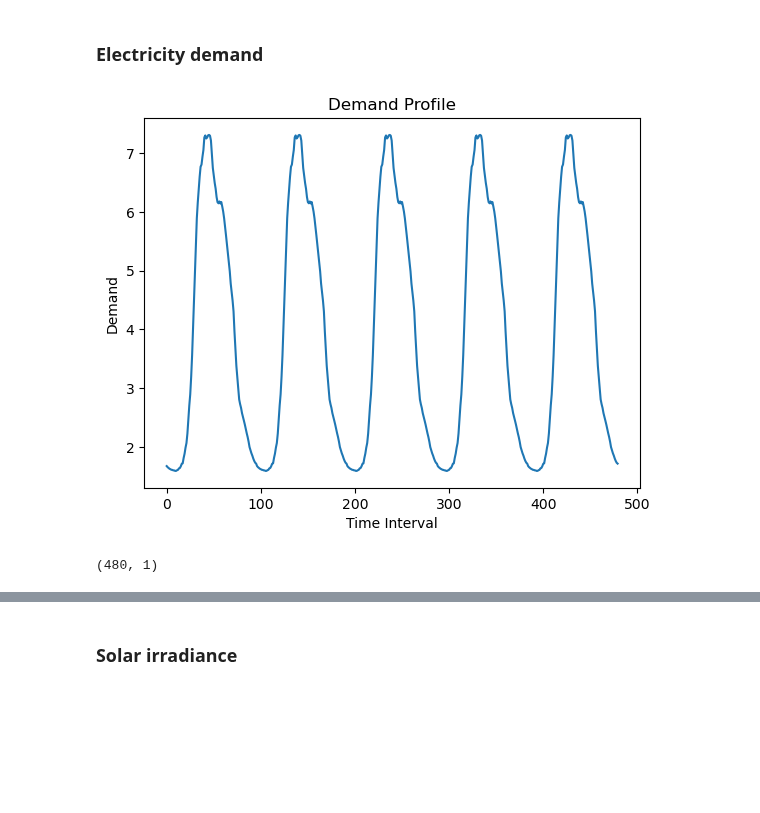
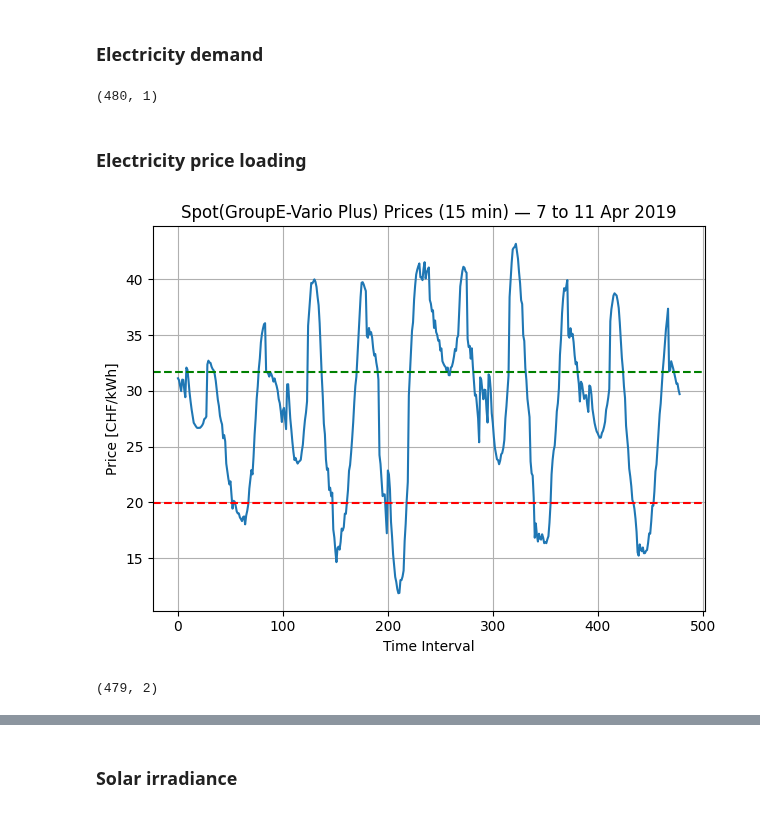
Before and after one commit to mauriacantoine/OptiDemandResponse, a Jupyter notebook: Project.ipynb, the cells around one changed output, grey strips where cells are left out. Saved outputs shown, nothing was run; the diff lists cells and outputs as text; code cells hidden in the pictures; blank space fills up the shorter version.

```diff
--- a/Project.ipynb
+++ b/Project.ipynb
@@ -30,15 +28,39 @@ facteur = 120000/1000000
 real_Demand= profile_demand['Demand']*facteur
 
 #plot the Demand Column
-plt.plot(real_Demand)
-plt.title('Demand Profile')
-plt.xlabel('Time Interval')
-plt.ylabel('Demand')
-plt.show()
+#plt.plot(real_Demand)
+#plt.title('Demand Profile')
+#plt.xlabel('Time Interval')
+#plt.ylabel('Demand')
+#plt.show()
 
 #only keep the demand column
 profile_demand = profile_demand[['Demand']]
 print(profile_demand.shape)
 # %% [output]
-[figure, removed]
 (480, 1)
+# %% [markdown]
+### Electricity price loading
+# %%
+spot_prices = pd.read_csv('VarioPlus_2019-04-07_to_2019-04-11_15min.csv')
+Base_price = 19.94 # CHF/MWh from 6 to 22
+Peak_price = 31.73 # CHF/MWh
+
+# Plot the spot prices (CHF/kWh) at 15-minute intervals
+
+plt.plot(spot_prices.index, spot_prices['price'])
+#add ahorizontal line showing the base price and peak price
+plt.axhline(y=Base_price, color='r', linestyle='--', label='Base Price (19.94 CHF/MWh)')
+plt.axhline(y=Peak_price, color='g', linestyle='--', label='Peak Price (31.73 CHF/MWh)')
+plt.title('Spot(GroupE-Vario Plus) Prices (15 min) — 7 to 11 Apr 2019')
+plt.xlabel('Time Interval')
+plt.ylabel('Price [CHF/kWh]')
+plt.grid(True)
+plt.tight_layout()
+plt.show()
+
+
+print(spot_prices.shape)
+# %% [output]
+[figure, added]
+(479, 2)
```
Also changed, not shown: parts of 5 cells of this notebook, 1 other file.
